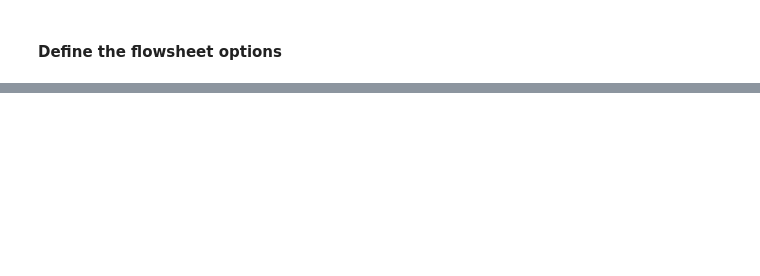
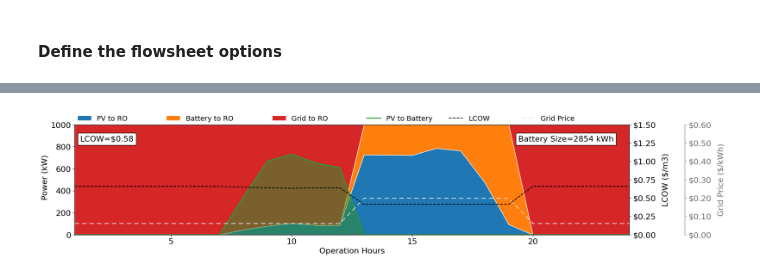
Before and after one commit to MuktaHardikar/Stakeholder_Meeting_Oct23, a Jupyter notebook: multiperiod_demo_2.ipynb, the cells around one changed output, grey strips where cells are left out. Drawn from its saved outputs; the diff is of its cells as text; code cells hidden in the pictures; blank space fills up the shorter version.

```diff
--- a/multiperiod_demo_2.ipynb
+++ b/multiperiod_demo_2.ipynb
@@ -261,0 +249,6 @@ create_plot(mp)
+# %%
+mp_optimized = optimize_multiperiod_pv_battery_model(surrogate=PV_surrogate)
+results = solver.solve(mp_optimized)
+print_results(mp_optimized)
+create_plot(mp_optimized)
+# %% [output]
@@ -261,0 +272 @@ create_plot(mp)
+[figure, added]
```
Also changed, not shown: parts of 19 cells of this notebook, 10 other files.
